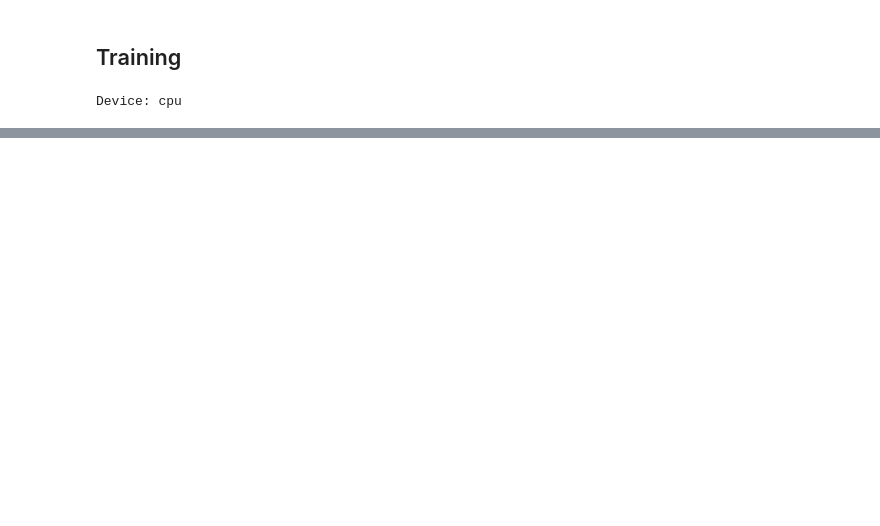
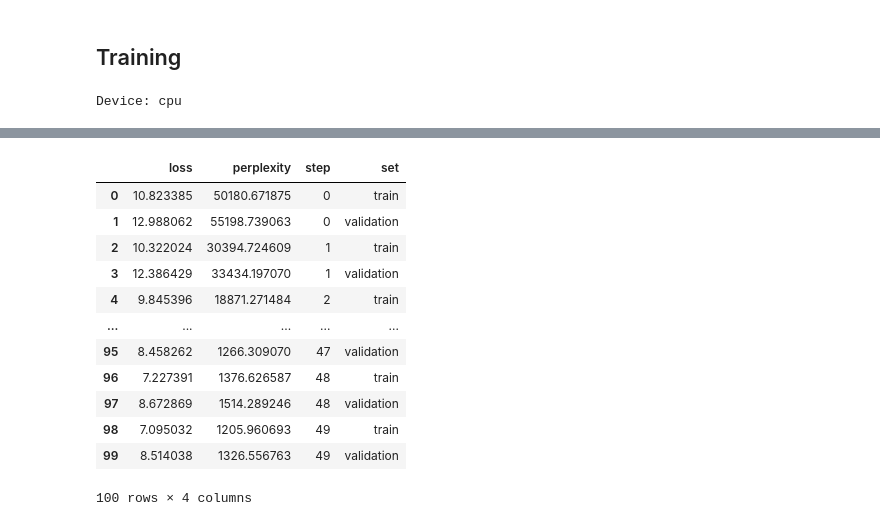
Before and after one commit to rubenbalbastre/llm, a Jupyter notebook: experiments/pre-training/gpt-2.ipynb, the cells around one changed output, grey strips where cells are left out. Saved outputs shown, nothing was run; the diff lists cells and outputs as text; code cells hidden in the pictures; blank space fills up the shorter version.

```diff
--- a/experiments/pre-training/gpt-2.ipynb
+++ b/experiments/pre-training/gpt-2.ipynb
@@ -335,0 +415,16 @@ Step: 9 | Loss: 7.708323 | norm: 1.8691 | lr: 0.0006 | dt: 6614.18ms | tokens/se
+# %%
+losses_df
+# %% [output]
+|  | loss | perplexity | step | set |
+| 0 | 10.823385 | 50180.671875 | 0 | train |
+| 1 | 12.988062 | 55198.739063 | 0 | validation |
+| 2 | 10.322024 | 30394.724609 | 1 | train |
+| 3 | 12.386429 | 33434.197070 | 1 | validation |
+| 4 | 9.845396 | 18871.271484 | 2 | train |
+| ... | ... | ... | ... | ... |
+| 95 | 8.458262 | 1266.309070 | 47 | validation |
+| 96 | 7.227391 | 1376.626587 | 48 | train |
+| 97 | 8.672869 | 1514.289246 | 48 | validation |
+| 98 | 7.095032 | 1205.960693 | 49 | train |
+| 99 | 8.514038 | 1326.556763 | 49 | validation |
+100 rows × 4 columns
```
Also changed, not shown: parts of 8 cells of this notebook.
